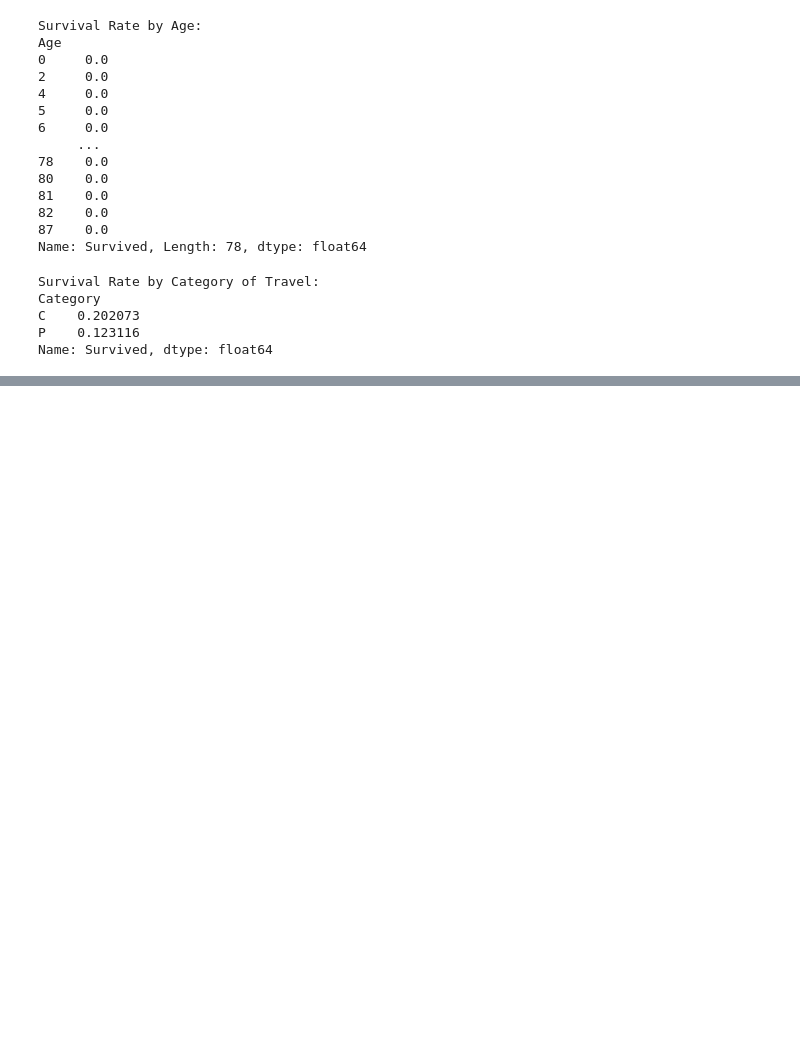
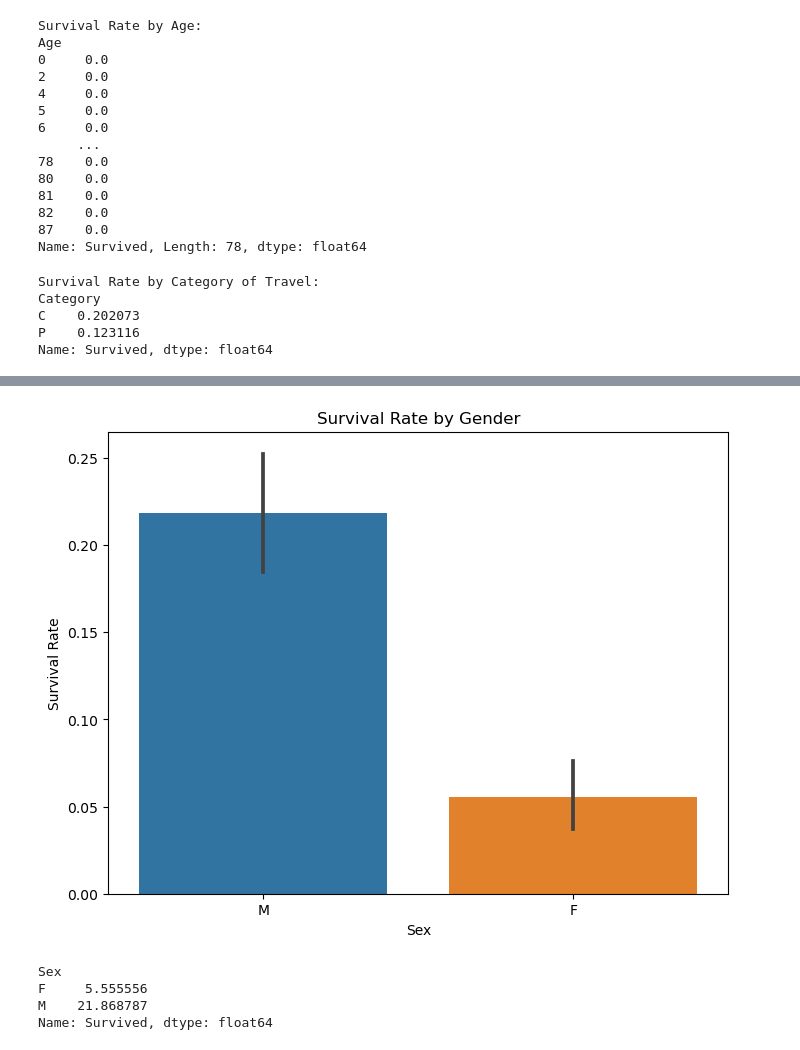
Before and after one commit to Harris-21/AI, a Jupyter notebook: Semester 1/estonia.ipynb, the cells around one changed output, grey strips where cells are left out. Drawn from its saved outputs; the diff is of its cells as text; code cells hidden in the pictures; blank space fills up the shorter version.

```diff
--- a/Semester 1/estonia.ipynb
+++ b/Semester 1/estonia.ipynb
@@ -95,0 +113,25 @@ Name: Survived, dtype: float64
+# %%
+import seaborn as sns
+import matplotlib.pyplot as plt
+
+# Create a bar plot to show survival rates by gender
+plt.figure(figsize=(8, 6))
+sns.barplot(x='Sex', y='Survived', data=df, estimator=lambda x: sum(x) / len(x))
+
+# Set the title and labels
+plt.title('Survival Rate by Gender')
+plt.xlabel('Sex')
+plt.ylabel('Survival Rate')
+
+# Show the plot
+plt.show()
+# %% [output]
+[figure, added]
+# %%
+Survived_rate_by_Sex = df.groupby('Sex')['Survived'].mean() * 100
+print(survived_rate_by_sex)
+# %% [output]
+Sex
+F     5.555556
+M    21.868787
+Name: Survived, dtype: float64
```
Also changed, not shown: parts of 3 cells of this notebook.
